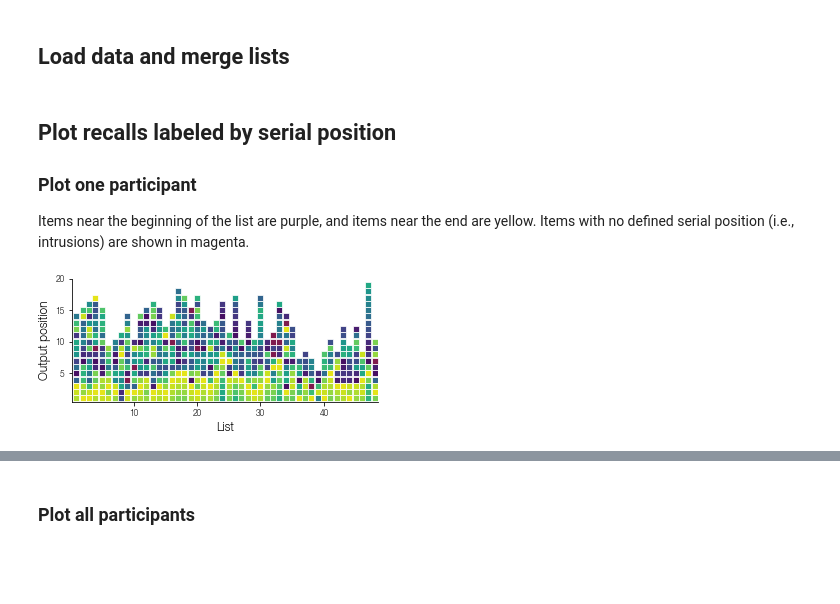
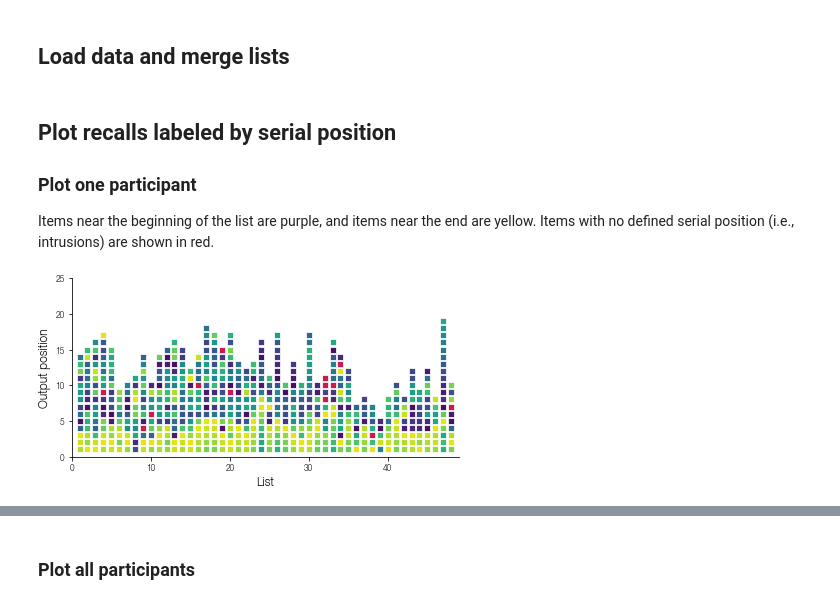
Before and after one commit to mortonne/psifr-notebooks, a Jupyter notebook: demo_raster.ipynb, the cells around one changed output, grey strips where cells are left out. Cells and saved outputs as stored; diff of their text form; code cells hidden in the pictures; blank space fills up the shorter version.

```diff
--- a/demo_raster.ipynb
+++ b/demo_raster.ipynb
@@ -25,20 +21,9 @@ data = fr.merge_lists(study, recall,
 
 ### Plot one participant
 
-Items near the beginning of the list are purple, and items near the end are yellow. Items with no defined serial position (i.e., intrusions) are shown in magenta.
+Items near the beginning of the list are purple, and items near the end are yellow. Items with no defined serial position (i.e., intrusions) are shown in red.
-# %%
-fig, ax = plt.subplots(figsize=(5, 2.5))
-sns.scatterplot(x='list', y='output', hue='input', marker='s', ax=ax,
-                palette=sns.color_palette('viridis', 24),
-                data=data.query('subject == 10'), legend=False)
-sns.scatterplot(x='list', y='output', hue='input', marker='s', ax=ax, color=(.5, .1, .3),
-                data=data.query('subject == 10 and intrusion'), legend=False)
-
-ax.set_yticks(list(range(0, 25, 5)))
-ax.set_xlim(0.25, 48.5);
-ax.set_ylim(.5, 20);
-ax.set_ylabel('Output position');
-ax.set_xlabel('List');
-fig.savefig('raster.png', dpi=300)
-# %% [output]
-[figure, removed]
+# %%
+subj = data.query('subject == 10')
+g = fr.plot_raster(subj);
+# %% [output]
+[figure, added]
```
Also changed, not shown: parts of 8 cells of this notebook.
